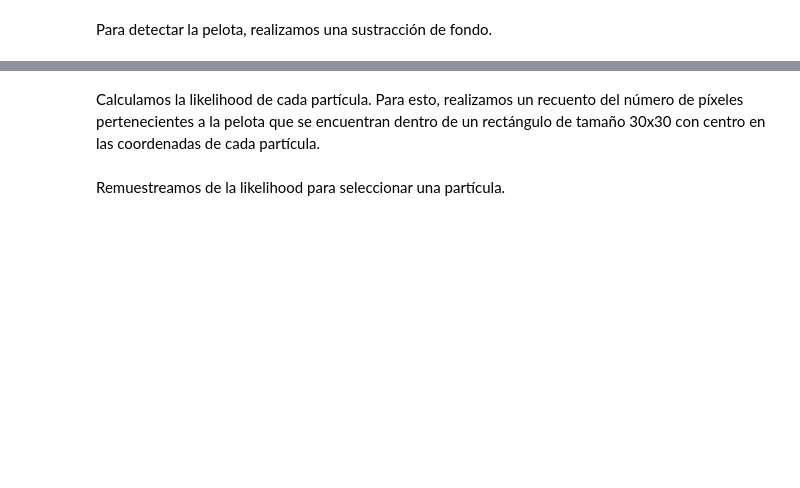
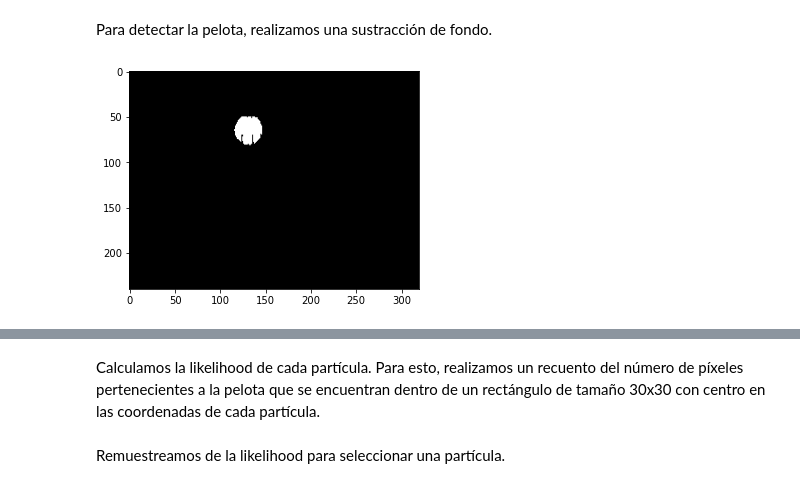
Before and after one commit to SergioHdezG/ParticleFilterVisualTracking, a Jupyter notebook: particle_filter_tracking.ipynb, the cells around one changed output, grey strips where cells are left out. Cells and saved outputs as stored; diff of their text form; code cells hidden in the pictures; blank space fills up the shorter version.

```diff
--- a/particle_filter_tracking.ipynb
+++ b/particle_filter_tracking.ipynb
@@ -83,10 +40,4 @@ def print_particles(img, particulas, y_best = None, x_best = None):
 ruta = "SecuenciaPelota"
 ruta_img = [os.path.join(ruta, '{}.jpg'.format(i)) for i in range(1, 61)]
 
-img = cv2.imread(ruta_img[0], cv2.IMREAD_GRAYSCALE)
-
-n = 200
-particulas = {'estado': np.zeros((n,2)),
-              'peso': np.zeros(n)}
-
-y_best, x_best = None, None
+fondo = cv2.imread(ruta_img[0], cv2.IMREAD_GRAYSCALE)
@@ -117,5 +74,9 @@ error: OpenCV(4.5.5) :-1: error: (-5:Bad argument) in function 'circle'
 Para detectar la pelota, realizamos una sustracción de fondo.
 # %%
 # Sustraccion de fondo
-th = np.abs(np.float32(frame) - np.float32(img)) > 70
+th = np.abs(np.float32(frame) - np.float32(fondo)) > 70
 th = np.uint8(th * 255)
+plt.imshow(th, cmap='gray')
+plt.show()
+# %% [output]
+[figure, added]
```
Also changed, not shown: parts of 30 cells of this notebook, 1 other file.
